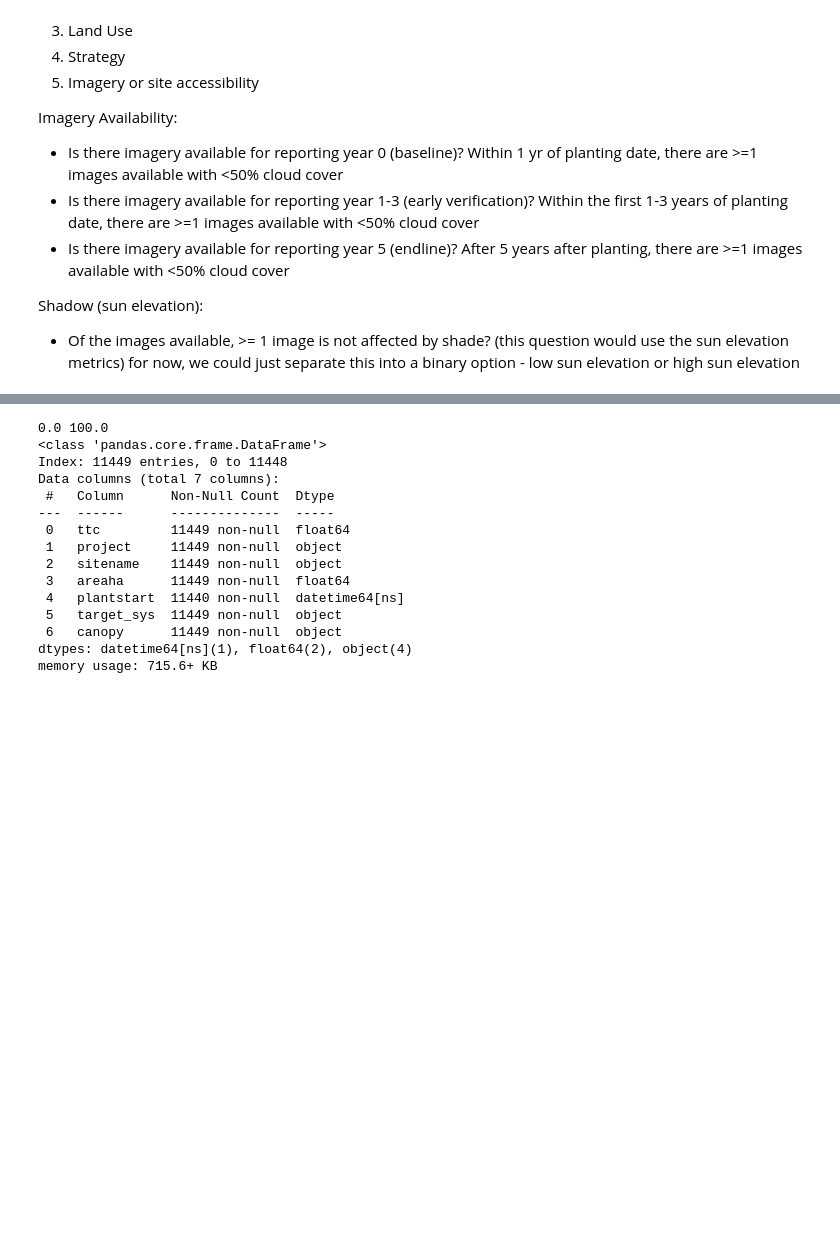
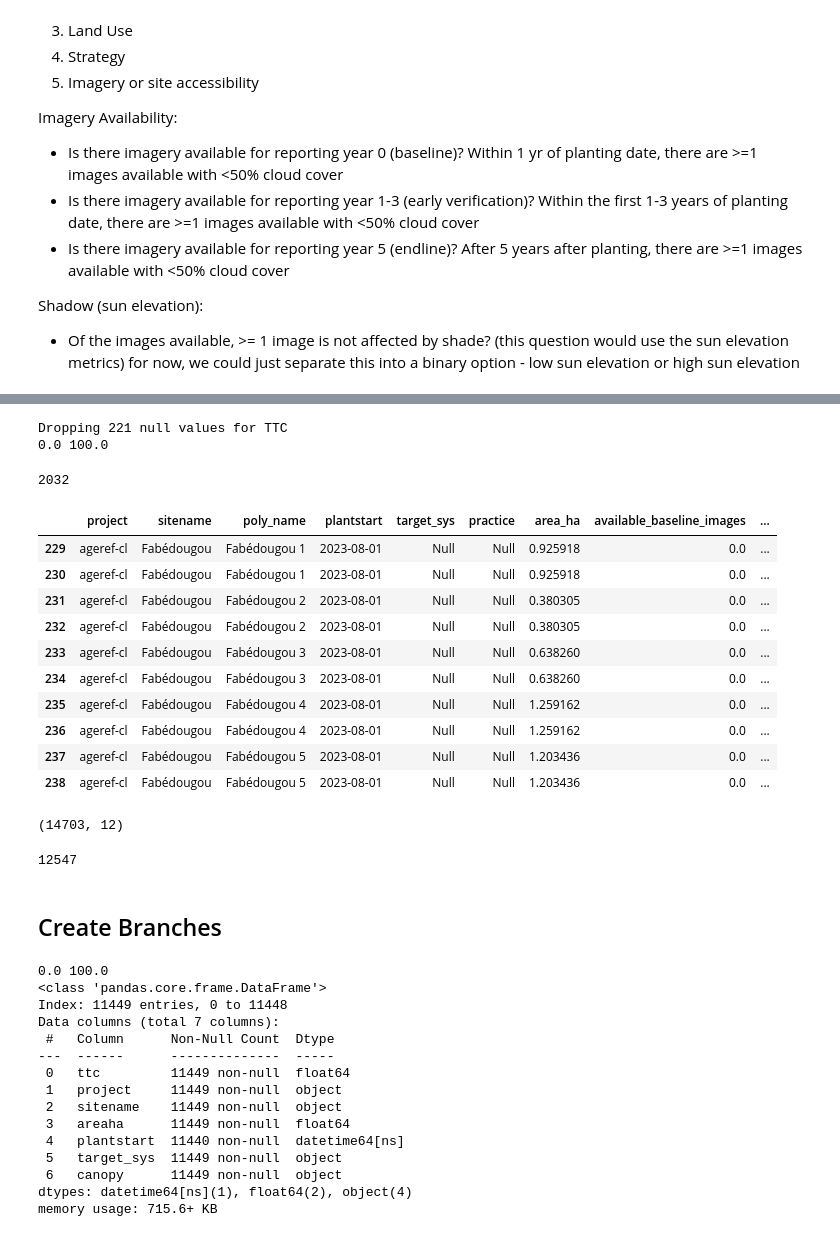
Before and after one commit to wri/decision-tree, a Jupyter notebook: notebooks/decision_tree.ipynb, the cells around one changed output, grey strips where cells are left out. Saved outputs shown, nothing was run; the diff lists cells and outputs as text; code cells hidden in the pictures; blank space fills up the shorter version.

Commit message:
refresh w/ new feature data

```diff
--- a/notebooks/decision_tree.ipynb
+++ b/notebooks/decision_tree.ipynb
@@ -68,0 +42,23 @@ no_match1, no_match2
+# %%
+ttc_raw = pd.read_excel('../data/ttc_baseline_062024.xlsx')
+ft_prj = pd.read_csv('../data/features_project_071824.csv')
+ft_poly = pd.read_csv('../data/features_polygon_071824.csv')
+
+# drop 'herp-ghana'
+ft_names = sorted(ft_prj.Project.unique())
+ttc_names = sorted(ttc_raw.Project.unique())
+no_match = [i for i in ttc_names if i not in ft_names]
+ttc_raw = ttc_raw.drop(ttc_raw[ttc_raw.Project == no_match[0]].index)
+
+ft_poly_names = sorted(ft_poly.poly_name.unique())
+ttc_poly_names = sorted(ttc_raw.poly_name.unique())
+match = [i for i in ttc_poly_names if i in ft_poly_names]
+
+print("Total Projects")
+print(len(ttc_raw.Project.unique()))
+print(len(ft_prj.Project.unique()))
+print(len(ft_poly.Project.unique()))
+print("Total Polygons")
+print(len(ft_poly_names))
+print(len(ttc_poly_names))
+print(f"Matching: {len(match)}")
@@ -68,0 +74,40 @@ no_match1, no_match2
+# %%
+ft_poly.columns = ft_poly.columns.map(lambda x: re.sub(' ', '_', x.lower().strip()))
+# %%
+def clean_ttc(ttc_raw):
+    to_keep = ['Percent Tree Cover 2020', 'Project', 'SiteName', 'poly_name']
+    drop_cols = [col for col in ttc_raw.columns if col not in to_keep]
+    ttc = ttc_raw[to_keep]
+    ttc.columns = ttc.columns.map(lambda x: re.sub(' ', '_', x.lower().strip()))
+    ttc = ttc.rename(columns={'percent_tree_cover_2020': 'ttc'})
+    print(f"Dropping {len(ttc[ttc['ttc'] == 'TTC_NA'])} null values for TTC")
+    ttc = ttc[ttc['ttc'] != 'TTC_NA']
+    ttc['ttc'] = ttc['ttc'].astype('float')
+    ttc['ttc'] = ttc['ttc'].round()
+    print(ttc['ttc'].min(), ttc['ttc'].max())
+    return ttc
+
+ttc = clean_ttc(ttc_raw)
+# %% [output]
+Dropping 221 null values for TTC
+0.0 100.0
+# %%
+dups = ft_poly.duplicated(subset=['project', 'sitename', 'poly_name'], keep=False)
+dups_total = dups.sum()
+dups_total
+# %% [output]
+2032
+# %%
+ft_poly[dups == True].head(10)
+# %% [output]
+|  | project | sitename | poly_name | plantstart | target_sys | practice | area_ha | available_baseline_images | ... |
+| 229 | ageref-cl | Fabédougou | Fabédougou 1 | 2023-08-01 | Null | Null | 0.925918 | 0.0 | ... |
+| 230 | ageref-cl | Fabédougou | Fabédougou 1 | 2023-08-01 | Null | Null | 0.925918 | 0.0 | ... |
+| 231 | ageref-cl | Fabédougou | Fabédougou 2 | 2023-08-01 | Null | Null | 0.380305 | 0.0 | ... |
+| 232 | ageref-cl | Fabédougou | Fabédougou 2 | 2023-08-01 | Null | Null | 0.380305 | 0.0 | ... |
+| 233 | ageref-cl | Fabédougou | Fabédougou 3 | 2023-08-01 | Null | Null | 0.638260 | 0.0 | ... |
+| 234 | ageref-cl | Fabédougou | Fabédougou 3 | 2023-08-01 | Null | Null | 0.638260 | 0.0 | ... |
+| 235 | ageref-cl | Fabédougou | Fabédougou 4 | 2023-08-01 | Null | Null | 1.259162 | 0.0 | ... |
+| 236 | ageref-cl | Fabédougou | Fabédougou 4 | 2023-08-01 | Null | Null | 1.259162 | 0.0 | ... |
+| 237 | ageref-cl | Fabédougou | Fabédougou 5 | 2023-08-01 | Null | Null | 1.203436 | 0.0 | ... |
+| 238 | ageref-cl | Fabédougou | Fabédougou 5 | 2023-08-01 | Null | Null | 1.203436 | 0.0 | ... |
@@ -68,0 +117,9 @@ no_match1, no_match2
+# %%
+intersection.shape
+# %% [output]
+(14703, 12)
+# %%
+ft_poly = ft_poly[ft_poly.poly_name.isin(match)]
+len(ft_poly)
+# %% [output]
+12547
@@ -69 +128,3 @@ no_match1, no_match2
+# %% [markdown]
+## Create Branches
 # %%
```
Also changed, not shown: parts of 12 cells of this notebook.
